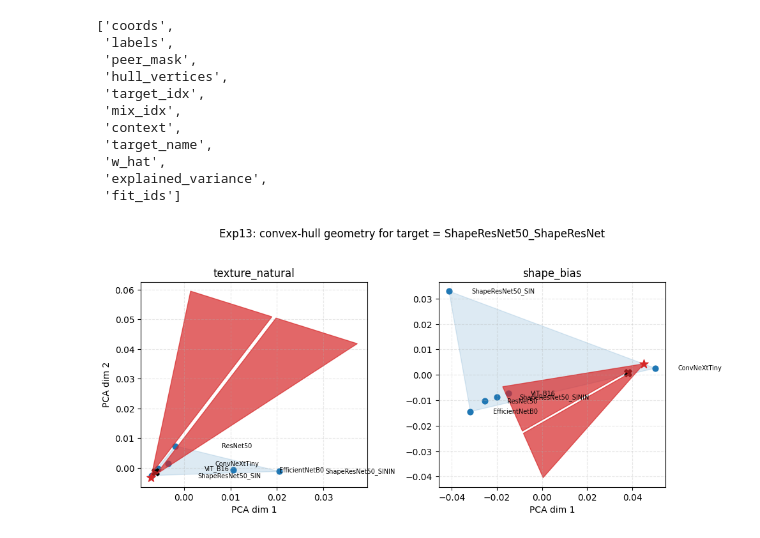
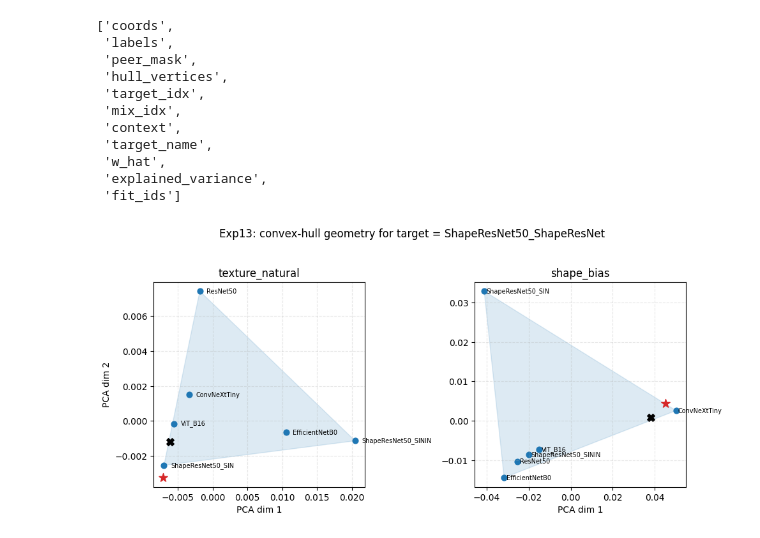
Before and after one commit to youlei202/ISQED, a Jupyter notebook: notebooks/13_image_model_geometry.ipynb, the cells around one changed output. Saved outputs shown, nothing was run; the diff lists cells and outputs as text; code cells hidden in the pictures.

```diff
--- a/notebooks/13_image_model_geometry.ipynb
+++ b/notebooks/13_image_model_geometry.ipynb
@@ -43,43 +54,43 @@ for ax, data, title in zip(
 ):
     coords = data["coords"]
     labels = data["labels"]
     peer_mask = data["peer_mask"]
     hull_vertices = data["hull_vertices"]
     target_idx = int(data["target_idx"])
     mix_idx = int(data["mix_idx"])
 
     peers_coords = coords[peer_mask]
     peers_labels = labels[peer_mask]
     target_coord = coords[target_idx]
     mix_coord = coords[mix_idx]
     hull_pts = peers_coords[hull_vertices]
 
     ax.fill(hull_pts[:, 0], hull_pts[:, 1], alpha=0.15, edgecolor="C0", facecolor="C0")
     ax.scatter(peers_coords[:, 0], peers_coords[:, 1], color="C0", s=40)
     for name, (x, y) in zip(peers_labels, peers_coords):
-        ax.text(x + 0.01, y, name, fontsize=7, va="center")
+        ax.text(x + 0.001, y, name, fontsize=7, va="center")
 
     ax.scatter(mix_coord[0], mix_coord[1], marker="X", s=70, color="black")
     ax.scatter(target_coord[0], target_coord[1], marker="*", s=100, color="tab:red")
-    ax.arrow(
-        mix_coord[0],
-        mix_coord[1],
-        target_coord[0] - mix_coord[0],
-        target_coord[1] - mix_coord[1],
-        length_includes_head=True,
-        head_width=0.04,
-        head_length=0.06,
-        alpha=0.7,
-        color="tab:red",
-    )
+    # ax.arrow(
+    #     mix_coord[0],
+    #     mix_coord[1],
+    #     target_coord[0] - mix_coord[0],
+    #     target_coord[1] - mix_coord[1],
+    #     length_includes_head=True,
+    #     head_width=0.04,
+    #     head_length=0.06,
+    #     alpha=0.7,
+    #     color="tab:red",
+    # )
 
     ax.set_title(title)
     ax.grid(True, linestyle="--", alpha=0.3)
     ax.set_xlabel("PCA dim 1")
 axes[0].set_ylabel("PCA dim 2")
 
 fig.suptitle(f"Exp13: convex-hull geometry for target = {target_name}", y=1.03)
 plt.tight_layout()
 plt.show()
 # %% [output]
-[figure, old version]
+[figure, new version]
```
Also changed, not shown: parts of 1 cell of this notebook, 1 other file.
